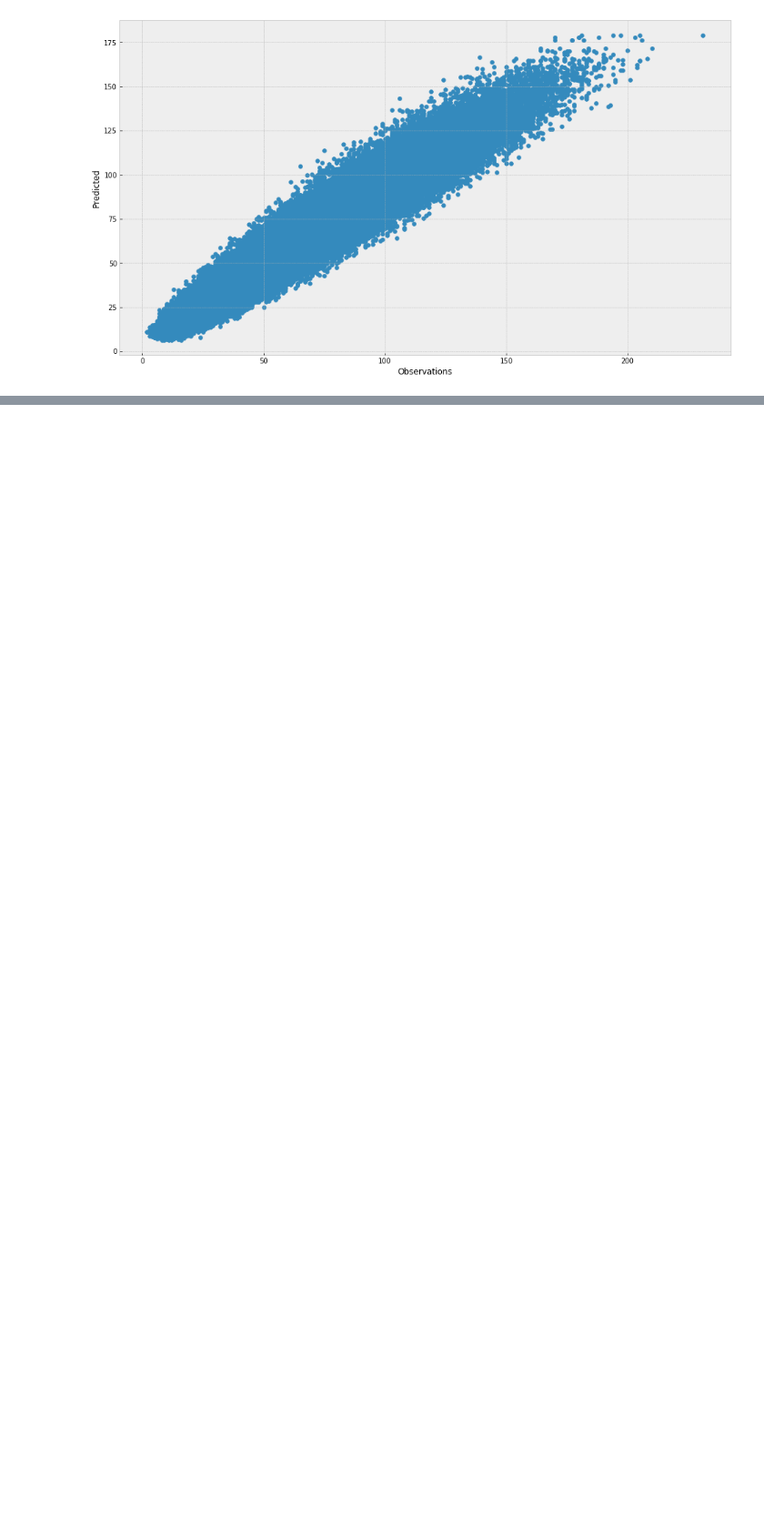
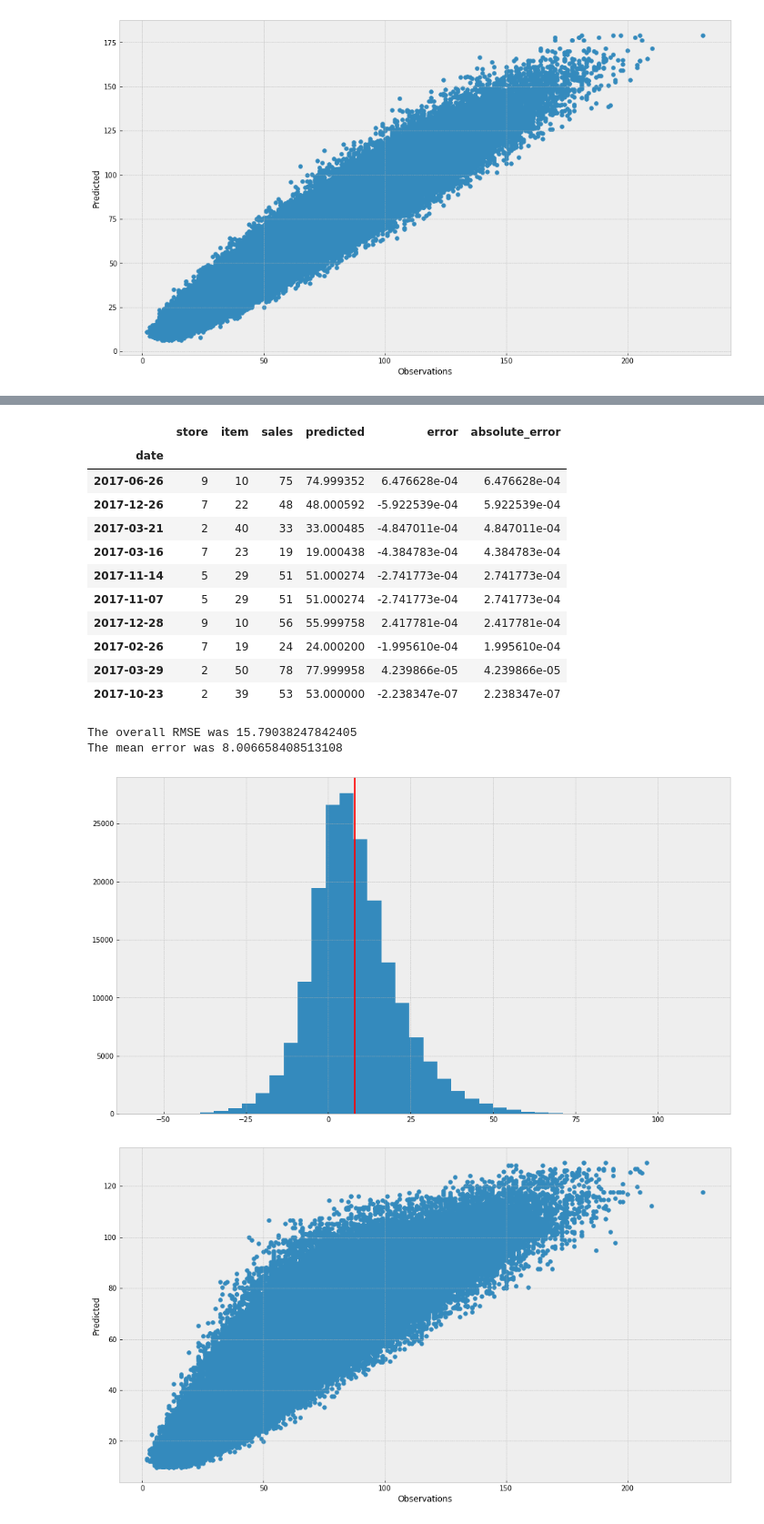
Before and after one commit to alessandro1998-it/TimeSeries, a Jupyter notebook: Store item comptetition forecasting.ipynb, the cells around one changed output, grey strips where cells are left out. Shown at 91% size. Drawn from its saved outputs; the diff is of its cells as text; code cells hidden in the pictures; blank space fills up the shorter version.

```diff
--- a/Store item comptetition forecasting.ipynb
+++ b/Store item comptetition forecasting.ipynb
@@ -794,0 +912,18 @@ Best predicted time series:
+# %%
+def perform_neural_forecast_on_series(series):
+    series = preprocess_series(series)
+    train_data, test_data = get_training_and_test_data(series)
+    X_train, y_train = split_regressors_and_target_variables(train_data)
+    X_test, y_test = split_regressors_and_target_variables(test_data)
+    model = MLPRegressor(hidden_layer_sizes=(100, ))
+    model = model.fit(X_train, y_train)
+    predictions = model.predict(X_test)
+    predictions = pd.Series(data=predictions,
+                            index=y_test.index,
+                            name='sales') # Convert to a pandas series
+    return predictions
+# %%
+mlp_result = predict_all_series(data, perform_neural_forecast_on_series)
+# %%
+model_report(data, mlp_result, 'MLPNeuralNetwork')
+# %% [output]
@@ -794,0 +944,16 @@ Best predicted time series:
+|  | store | item | sales | predicted | error | absolute_error |
+| date |  |  |  |  |  |  |
+| 2017-06-26 | 9 | 10 | 75 | 74.999352 | 6.476628e-04 | 6.476628e-04 |
+| 2017-12-26 | 7 | 22 | 48 | 48.000592 | -5.922539e-04 | 5.922539e-04 |
+| 2017-03-21 | 2 | 40 | 33 | 33.000485 | -4.847011e-04 | 4.847011e-04 |
+| 2017-03-16 | 7 | 23 | 19 | 19.000438 | -4.384783e-04 | 4.384783e-04 |
+| 2017-11-14 | 5 | 29 | 51 | 51.000274 | -2.741773e-04 | 2.741773e-04 |
+| 2017-11-07 | 5 | 29 | 51 | 51.000274 | -2.741773e-04 | 2.741773e-04 |
+| 2017-12-28 | 9 | 10 | 56 | 55.999758 | 2.417781e-04 | 2.417781e-04 |
+| 2017-02-26 | 7 | 19 | 24 | 24.000200 | -1.995610e-04 | 1.995610e-04 |
+| 2017-03-29 | 2 | 50 | 78 | 77.999958 | 4.239866e-05 | 4.239866e-05 |
+| 2017-10-23 | 2 | 39 | 53 | 53.000000 | -2.238347e-07 | 2.238347e-07 |
+The overall RMSE was 15.79038247842405
+The mean error was 8.006658408513108
+[figure, added]
+[figure, added]
```
Also changed, not shown: parts of 31 cells of this notebook, 10 other files.
